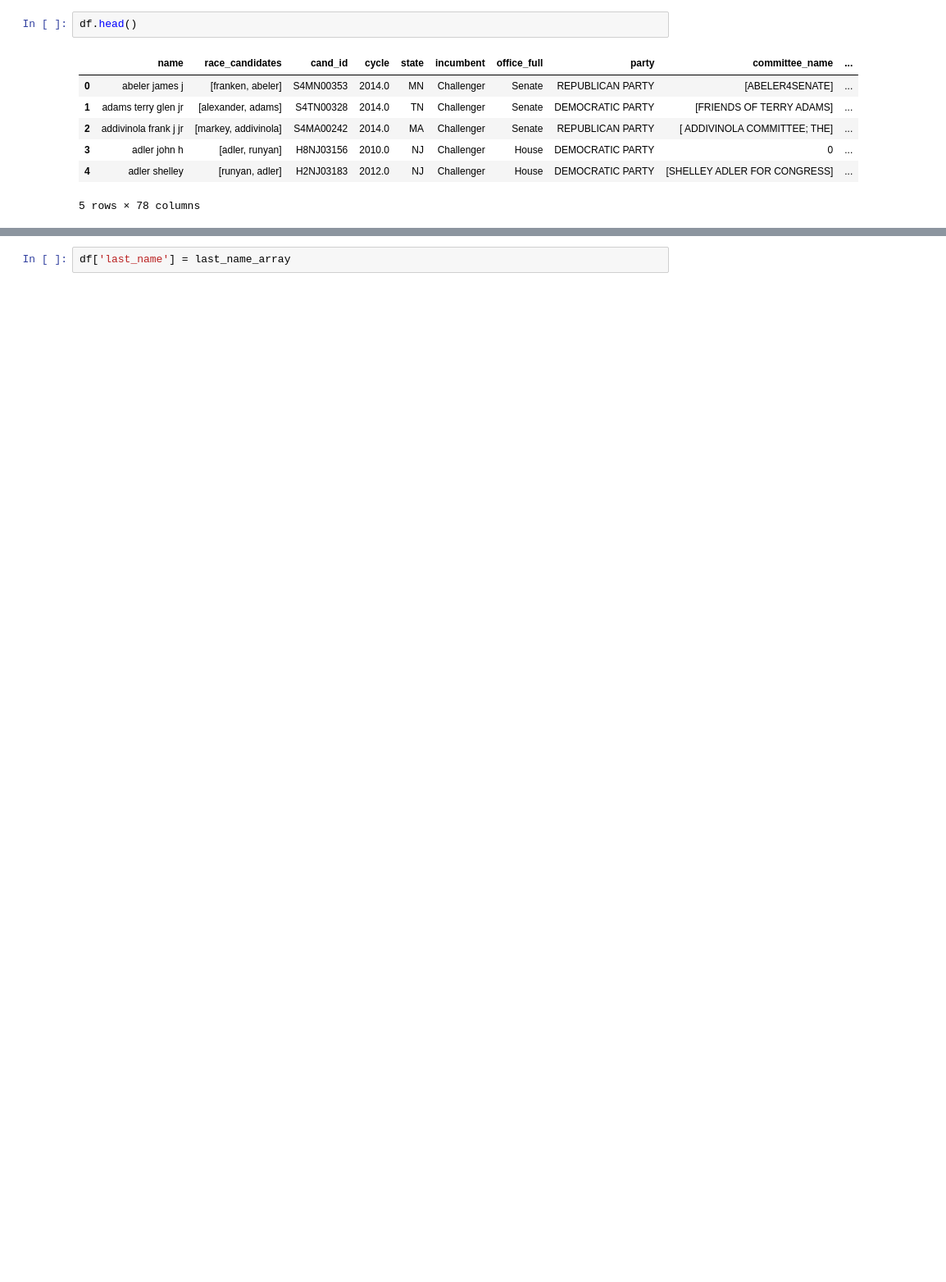
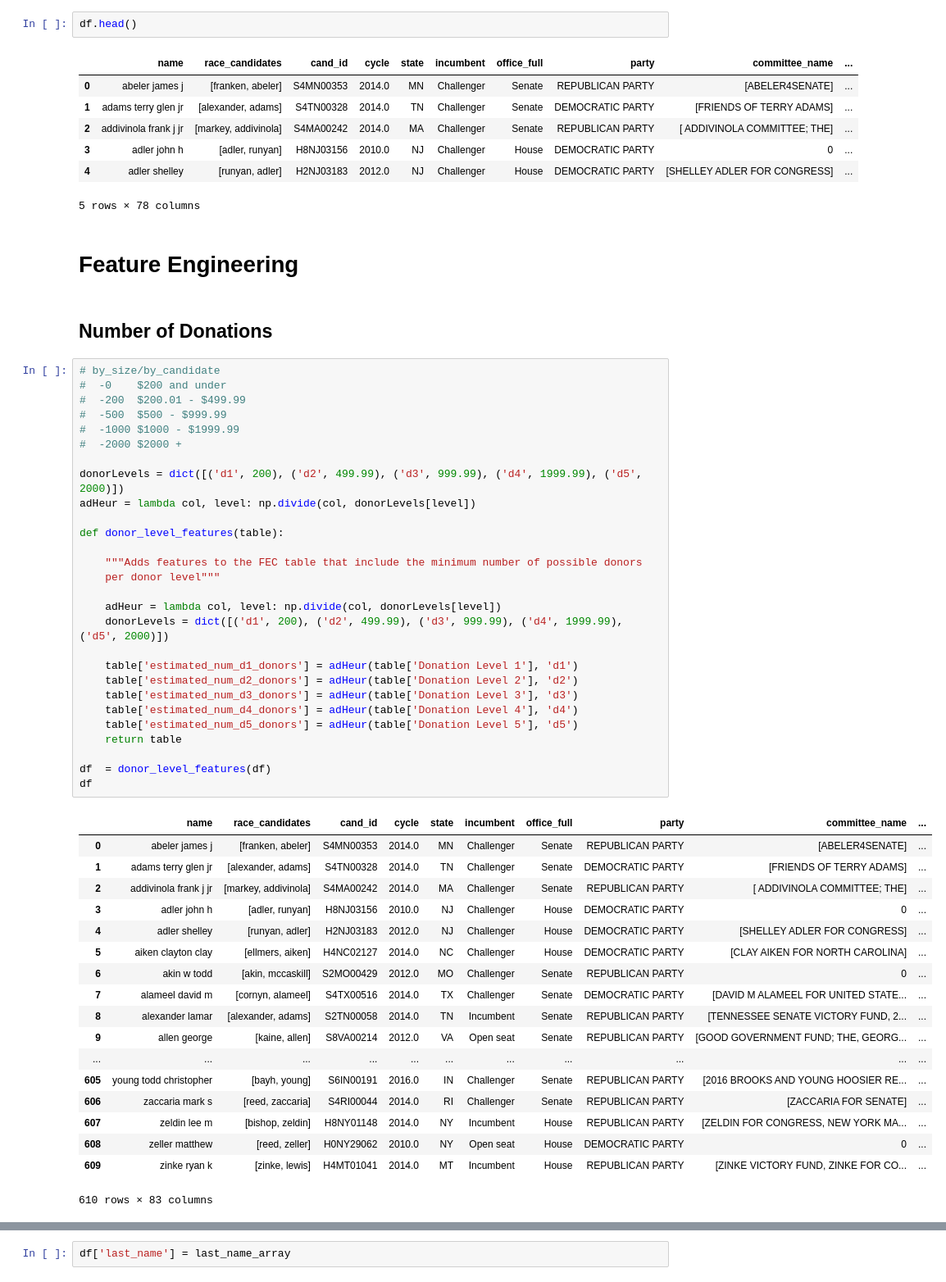
Before and after one commit to Nlorio/election-forecast, a Jupyter notebook: notebooks/3-modeling/FEC_poll_model.ipynb, the cells around one changed output, grey strips where cells are left out. Shown: that part at 82% size. Cells and saved outputs as stored; diff of their text form; blank space fills up the shorter version.

```diff
--- a/notebooks/3-modeling/FEC_poll_model.ipynb
+++ b/notebooks/3-modeling/FEC_poll_model.ipynb
@@ -27,3 +39,54 @@ df.head()
 | 3 | adler john h | [adler, runyan] | H8NJ03156 | 2010.0 | NJ | Challenger | House | DEMOCRATIC PARTY | 0 | ... |
 | 4 | adler shelley | [runyan, adler] | H2NJ03183 | 2012.0 | NJ | Challenger | House | DEMOCRATIC PARTY | [SHELLEY ADLER FOR CONGRESS] | ... |
 5 rows × 78 columns
+# %% [markdown]
+# Feature Engineering
+# %% [markdown]
+## Number of Donations
+# %%
+# by_size/by_candidate
+#  -0    $200 and under
+#  -200  $200.01 - $499.99
+#  -500  $500 - $999.99
+#  -1000 $1000 - $1999.99
+#  -2000 $2000 +
+
+donorLevels = dict([('d1', 200), ('d2', 499.99), ('d3', 999.99), ('d4', 1999.99), ('d5', 2000)])
+adHeur = lambda col, level: np.divide(col, donorLevels[level])
+
+def donor_level_features(table):
+
+    """Adds features to the FEC table that include the minimum number of possible donors
+    per donor level"""
+
+    adHeur = lambda col, level: np.divide(col, donorLevels[level])
+    donorLevels = dict([('d1', 200), ('d2', 499.99), ('d3', 999.99), ('d4', 1999.99), ('d5', 2000)])
+
+    table['estimated_num_d1_donors'] = adHeur(table['Donation Level 1'], 'd1')
+    table['estimated_num_d2_donors'] = adHeur(table['Donation Level 2'], 'd2')
+    table['estimated_num_d3_donors'] = adHeur(table['Donation Level 3'], 'd3')
+    table['estimated_num_d4_donors'] = adHeur(table['Donation Level 4'], 'd4')
+    table['estimated_num_d5_donors'] = adHeur(table['Donation Level 5'], 'd5')
+    return table
+
+df  = donor_level_features(df)
+df
+# %% [output]
+|  | name | race_candidates | cand_id | cycle | state | incumbent | office_full | party | committee_name | ... |
+| 0 | abeler james j | [franken, abeler] | S4MN00353 | 2014.0 | MN | Challenger | Senate | REPUBLICAN PARTY | [ABELER4SENATE] | ... |
+| 1 | adams terry glen jr | [alexander, adams] | S4TN00328 | 2014.0 | TN | Challenger | Senate | DEMOCRATIC PARTY | [FRIENDS OF TERRY ADAMS] | ... |
+| 2 | addivinola frank j jr | [markey, addivinola] | S4MA00242 | 2014.0 | MA | Challenger | Senate | REPUBLICAN PARTY | [ ADDIVINOLA COMMITTEE; THE] | ... |
+| 3 | adler john h | [adler, runyan] | H8NJ03156 | 2010.0 | NJ | Challenger | House | DEMOCRATIC PARTY | 0 | ... |
+| 4 | adler shelley | [runyan, adler] | H2NJ03183 | 2012.0 | NJ | Challenger | House | DEMOCRATIC PARTY | [SHELLEY ADLER FOR CONGRESS] | ... |
+| 5 | aiken clayton clay | [ellmers, aiken] | H4NC02127 | 2014.0 | NC | Challenger | House | DEMOCRATIC PARTY | [CLAY AIKEN FOR NORTH CAROLINA] | ... |
+| 6 | akin w todd | [akin, mccaskill] | S2MO00429 | 2012.0 | MO | Challenger | Senate | REPUBLICAN PARTY | 0 | ... |
+| 7 | alameel david m | [cornyn, alameel] | S4TX00516 | 2014.0 | TX | Challenger | Senate | DEMOCRATIC PARTY | [DAVID M ALAMEEL FOR UNITED STATE... | ... |
+| 8 | alexander lamar | [alexander, adams] | S2TN00058 | 2014.0 | TN | Incumbent | Senate | REPUBLICAN PARTY | [TENNESSEE SENATE VICTORY FUND, 2... | ... |
+| 9 | allen george | [kaine, allen] | S8VA00214 | 2012.0 | VA | Open seat | Senate | REPUBLICAN PARTY | [GOOD GOVERNMENT FUND; THE, GEORG... | ... |
+| ... | ... | ... | ... | ... | ... | ... | ... | ... | ... | ... |
+| 605 | young todd christopher | [bayh, young] | S6IN00191 | 2016.0 | IN | Challenger | Senate | REPUBLICAN PARTY | [2016 BROOKS AND YOUNG HOOSIER RE... | ... |
+| 606 | zaccaria mark s | [reed, zaccaria] | S4RI00044 | 2014.0 | RI | Challenger | Senate | REPUBLICAN PARTY | [ZACCARIA FOR SENATE] | ... |
+| 607 | zeldin lee m | [bishop, zeldin] | H8NY01148 | 2014.0 | NY | Incumbent | House | REPUBLICAN PARTY | [ZELDIN FOR CONGRESS, NEW YORK MA... | ... |
+| 608 | zeller matthew | [reed, zeller] | H0NY29062 | 2010.0 | NY | Open seat | House | DEMOCRATIC PARTY | 0 | ... |
+| 609 | zinke ryan k | [zinke, lewis] | H4MT01041 | 2014.0 | MT | Incumbent | House | REPUBLICAN PARTY | [ZINKE VICTORY FUND, ZINKE FOR CO... | ... |
+610 rows × 83 columns
```
Also changed, not shown: parts of 33 cells of this notebook.
